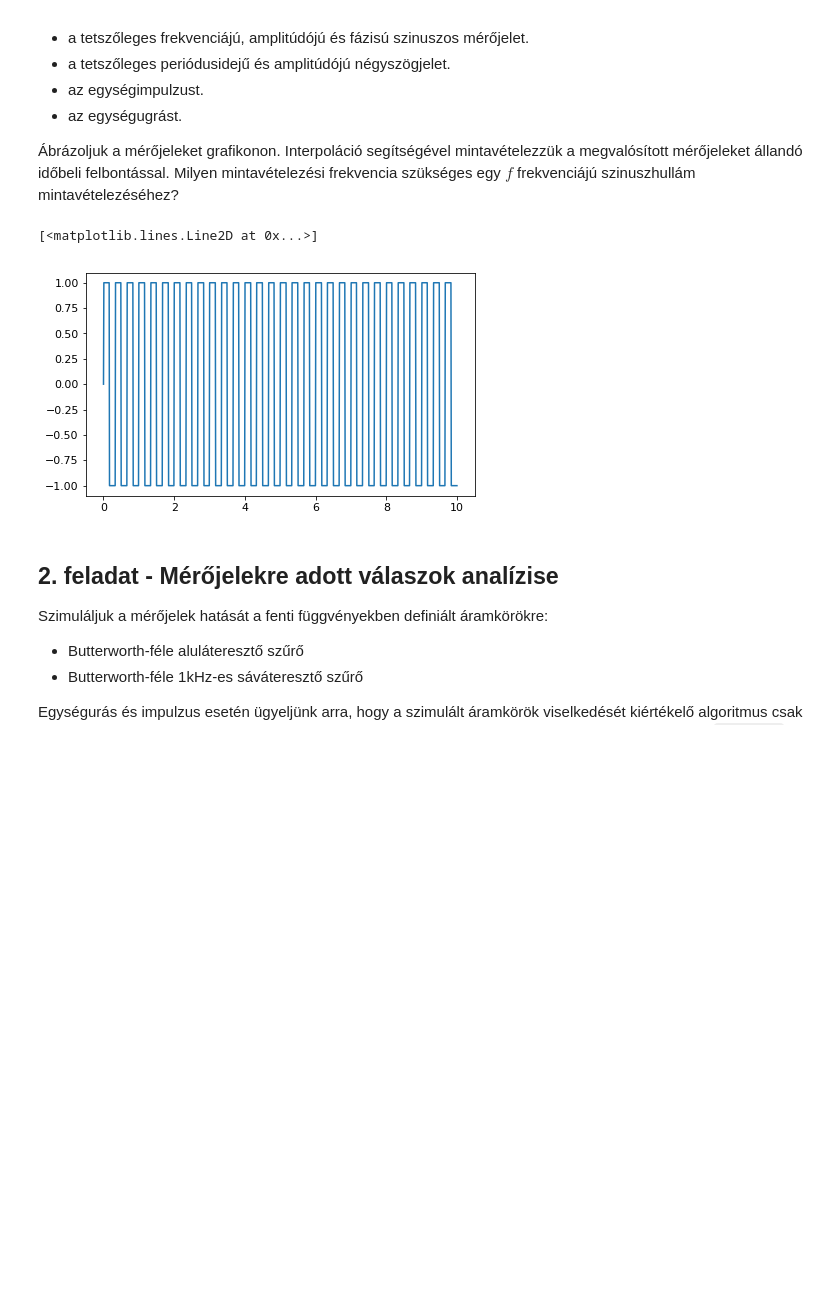
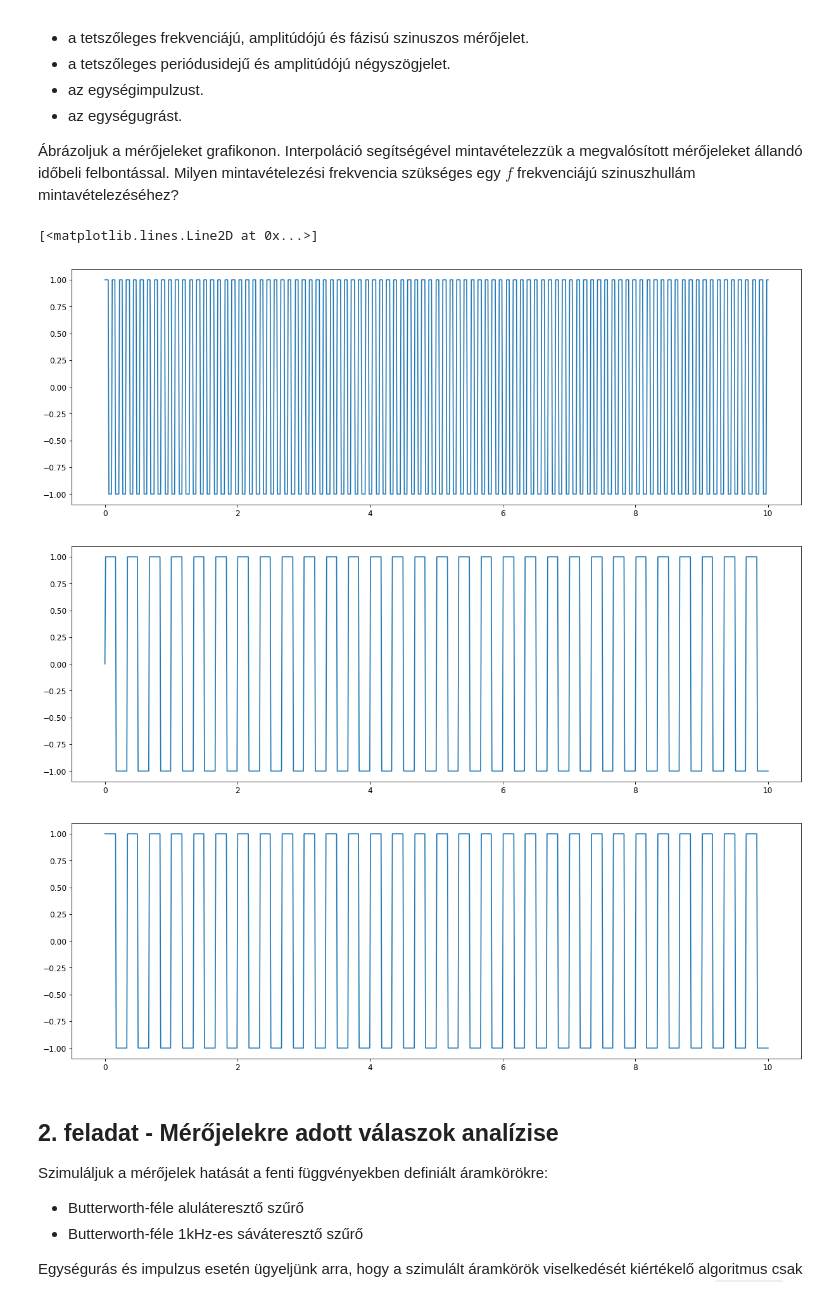
Before and after one commit to Tominano/Numerical-methods-of-physics-II, a Jupyter notebook: 3_feladatsor/3_feladat_Kapolcs.ipynb, the cells around one changed output. Saved outputs shown, nothing was run; the diff lists cells and outputs as text; code cells hidden in the pictures; blank space fills up the shorter version.

```diff
--- a/3_feladatsor/3_feladat_Kapolcs.ipynb
+++ b/3_feladatsor/3_feladat_Kapolcs.ipynb
@@ -204,23 +204,33 @@ def mero_sin(x = [0,1], n = 100, A = 1, f = 1, phi = 1):
 def mero_negyszog(x = [0,1], n = 100, A = 1, f = 1, phi = 1):
     t = np.linspace(x[0], x[1], n)
     jel = A * np.sign(np.sin(2*np.pi*3*t)) # A amlitudó, n periodusidő (T)
-#     jel = A * signal.square(2*np.pi*3*t) # A amlitudó, n periodusidő (T)
-    return t, jel
+    jel2 = A * signal.square(2*np.pi*3*t) # A amlitudó, n periodusidő (T)
+    return t, jel, jel2
 # %%
 def p(t):
-    if int(2*t)%2 == 0:
+    if int(2*np.pi*3*t)%2 == 0:
         return 1
     else:
         return -1
 
-t_samples = np.linspace(0.0,11.0,1000)
+t_samples = np.linspace(0,10,1000)
 samples = [p(i) for i in t_samples]
 
 mero_negyszog_obj = mero_negyszog([0,10], 1000)
+
+plt.figure(num=None, figsize=(16, 6), dpi=80, facecolor='w', edgecolor='k')
+plt.plot(t_samples, samples)
+
+plt.figure(num=None, figsize=(16, 6), dpi=80, facecolor='w', edgecolor='k')
 plt.plot(mero_negyszog_obj[0], mero_negyszog_obj[1])
+
+plt.figure(num=None, figsize=(16, 6), dpi=80, facecolor='w', edgecolor='k')
+plt.plot(mero_negyszog_obj[0], mero_negyszog_obj[2])
 # %% [output]
 [<matplotlib.lines.Line2D at 0x...>]
-[figure, old version]
+[figure, new version]
+[figure, added]
+[figure, added]
 # %% [markdown]
 ## 2. feladat - Mérőjelekre adott válaszok analízise
 
```
